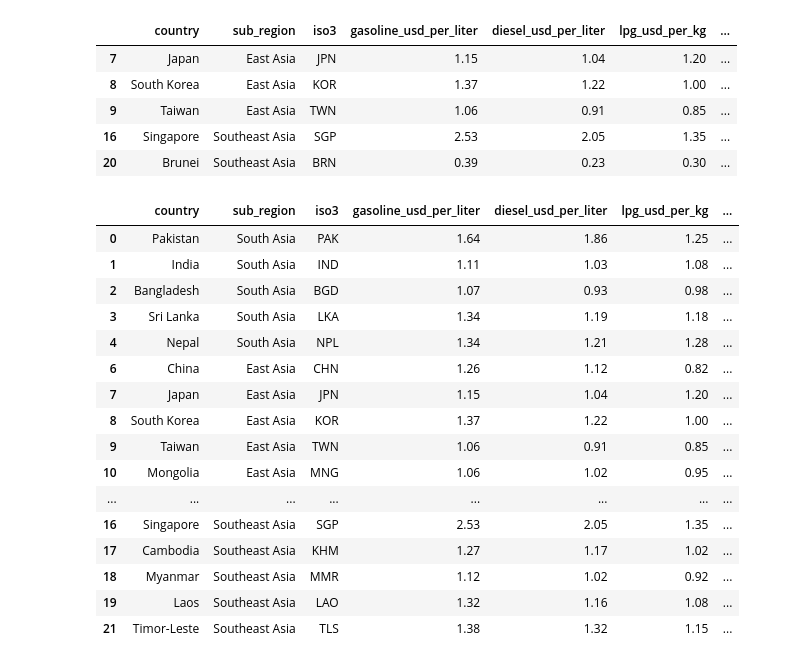
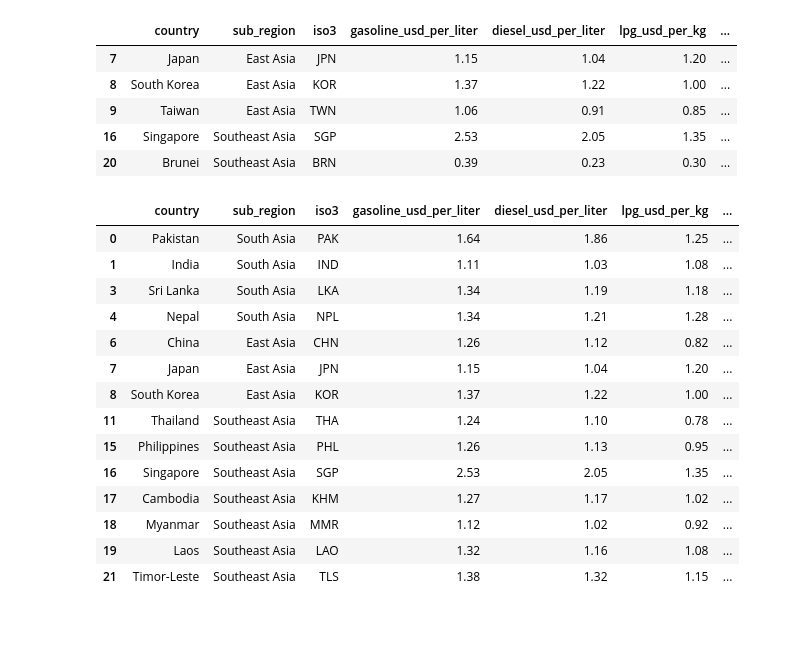
Before and after one commit to root-rashed/5-Minutes-to-Pandas, a Jupyter notebook: day_05(sorting_condition_loc).ipynb, the cells around one changed output. Cells and saved outputs as stored; diff of their text form; code cells hidden in the pictures; blank space fills up the shorter version.

```diff
--- a/day_05(sorting_condition_loc).ipynb
+++ b/day_05(sorting_condition_loc).ipynb
@@ -96,20 +96,18 @@ df[df['avg_monthly_income_usd']>2000]
 | 16 | Singapore | Southeast Asia | SGP | 2.53 | 2.05 | 1.35 | ... |
 | 20 | Brunei | Southeast Asia | BRN | 0.39 | 0.23 | 0.30 | ... |
 # %%
-df[(df['avg_monthly_income_usd']>3000)|(df['gasoline_usd_per_liter']>1)]
+df[(df['avg_monthly_income_usd']>3000)|(df['gasoline_usd_per_liter']>1.1)]
 # %% [output]
 |  | country | sub_region | iso3 | gasoline_usd_per_liter | diesel_usd_per_liter | lpg_usd_per_kg | ... |
 | 0 | Pakistan | South Asia | PAK | 1.64 | 1.86 | 1.25 | ... |
 | 1 | India | South Asia | IND | 1.11 | 1.03 | 1.08 | ... |
-| 2 | Bangladesh | South Asia | BGD | 1.07 | 0.93 | 0.98 | ... |
 | 3 | Sri Lanka | South Asia | LKA | 1.34 | 1.19 | 1.18 | ... |
 | 4 | Nepal | South Asia | NPL | 1.34 | 1.21 | 1.28 | ... |
 | 6 | China | East Asia | CHN | 1.26 | 1.12 | 0.82 | ... |
 | 7 | Japan | East Asia | JPN | 1.15 | 1.04 | 1.20 | ... |
 | 8 | South Korea | East Asia | KOR | 1.37 | 1.22 | 1.00 | ... |
-| 9 | Taiwan | East Asia | TWN | 1.06 | 0.91 | 0.85 | ... |
-| 10 | Mongolia | East Asia | MNG | 1.06 | 1.02 | 0.95 | ... |
-| ... | ... | ... | ... | ... | ... | ... | ... |
+| 11 | Thailand | Southeast Asia | THA | 1.24 | 1.10 | 0.78 | ... |
+| 15 | Philippines | Southeast Asia | PHL | 1.26 | 1.13 | 0.95 | ... |
 | 16 | Singapore | Southeast Asia | SGP | 2.53 | 2.05 | 1.35 | ... |
 | 17 | Cambodia | Southeast Asia | KHM | 1.27 | 1.17 | 1.02 | ... |
 | 18 | Myanmar | Southeast Asia | MMR | 1.12 | 1.02 | 0.92 | ... |
```
